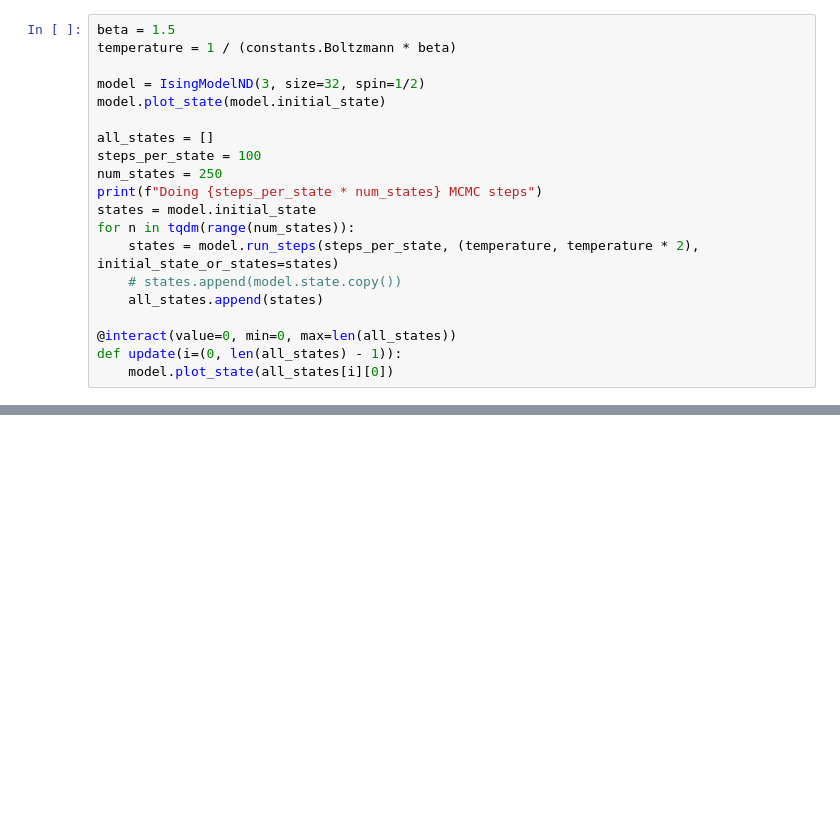
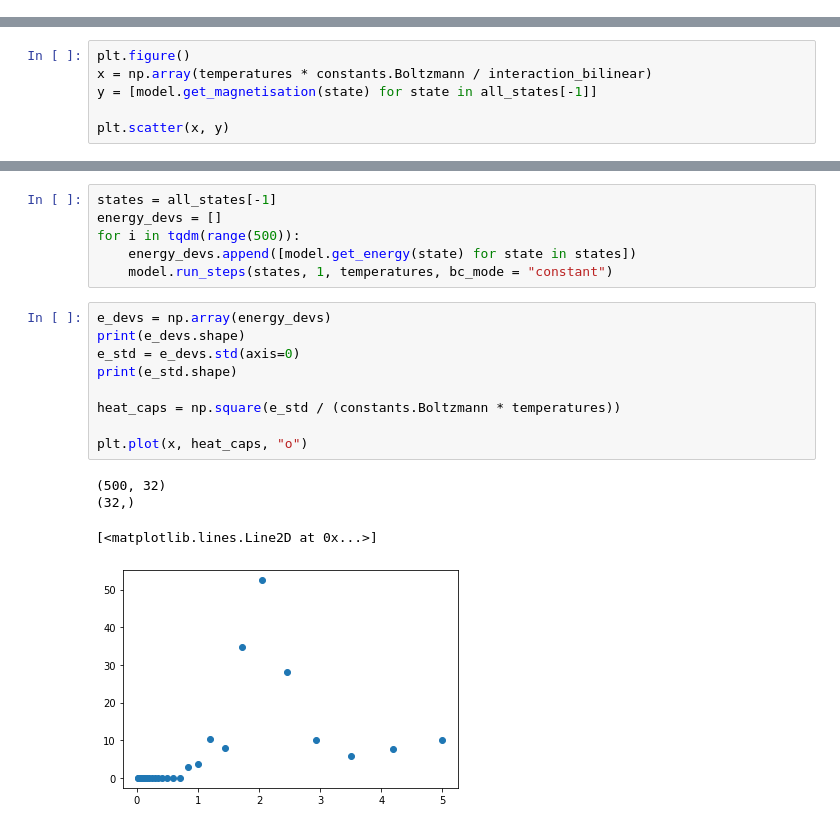
Before and after one commit to JeppeKlitgaard/Jackpot, a Jupyter notebook: workbench.ipynb, the cells around one changed output, grey strips where cells are left out. Drawn from its saved outputs; the diff is of its cells as text; blank space fills up the shorter version.

```diff
--- a/workbench.ipynb
+++ b/workbench.ipynb
@@ -18,20 +23,0 @@ see https://github.com/google/jax/blob/main/design_notes/omnistaging.md
-# %%
-beta = 1.5
-temperature = 1 / (constants.Boltzmann * beta)
-
-model = IsingModelND(3, size=32, spin=1/2)
-model.plot_state(model.initial_state)
-
-all_states = []
-steps_per_state = 100
-num_states = 250
-print(f"Doing {steps_per_state * num_states} MCMC steps")
-states = model.initial_state
-for n in tqdm(range(num_states)):
-    states = model.run_steps(steps_per_state, (temperature, temperature * 2), initial_state_or_states=states)
-    # states.append(model.state.copy())
-    all_states.append(states)
-
-@interact(value=0, min=0, max=len(all_states))
-def update(i=(0, len(all_states) - 1)):
-    model.plot_state(all_states[i][0])
@@ -55,0 +90,6 @@ AttributeError: module 'ising.model' has no attribute 'get_hamiltonian_delta'
+# %%
+plt.figure()
+x = np.array(temperatures * constants.Boltzmann / interaction_bilinear)
+y = [model.get_magnetisation(state) for state in all_states[-1]]
+
+plt.scatter(x, y)
@@ -55,0 +99,20 @@ AttributeError: module 'ising.model' has no attribute 'get_hamiltonian_delta'
+# %%
+states = all_states[-1]
+energy_devs = []
+for i in tqdm(range(500)):
+    energy_devs.append([model.get_energy(state) for state in states])
+    model.run_steps(states, 1, temperatures, bc_mode = "constant")
+# %%
+e_devs = np.array(energy_devs)
+print(e_devs.shape)
+e_std = e_devs.std(axis=0)
+print(e_std.shape)
+
+heat_caps = np.square(e_std / (constants.Boltzmann * temperatures))
+
+plt.plot(x, heat_caps, "o")
+# %% [output]
+(500, 32)
+(32,)
+[<matplotlib.lines.Line2D at 0x...>]
+[figure, added]
```
Also changed, not shown: parts of 12 cells of this notebook, 8 other files.
